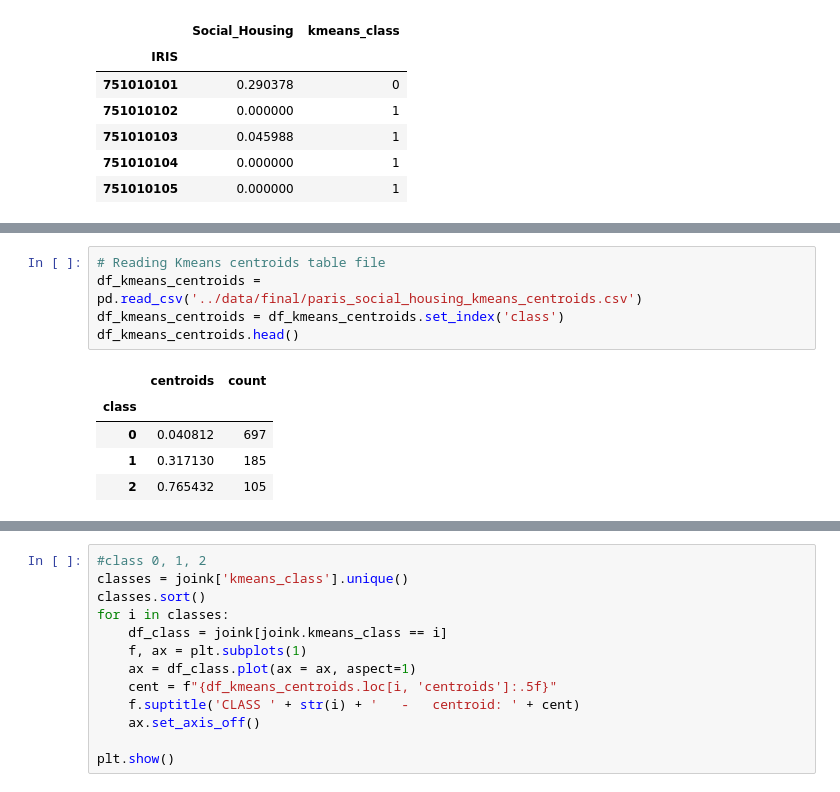
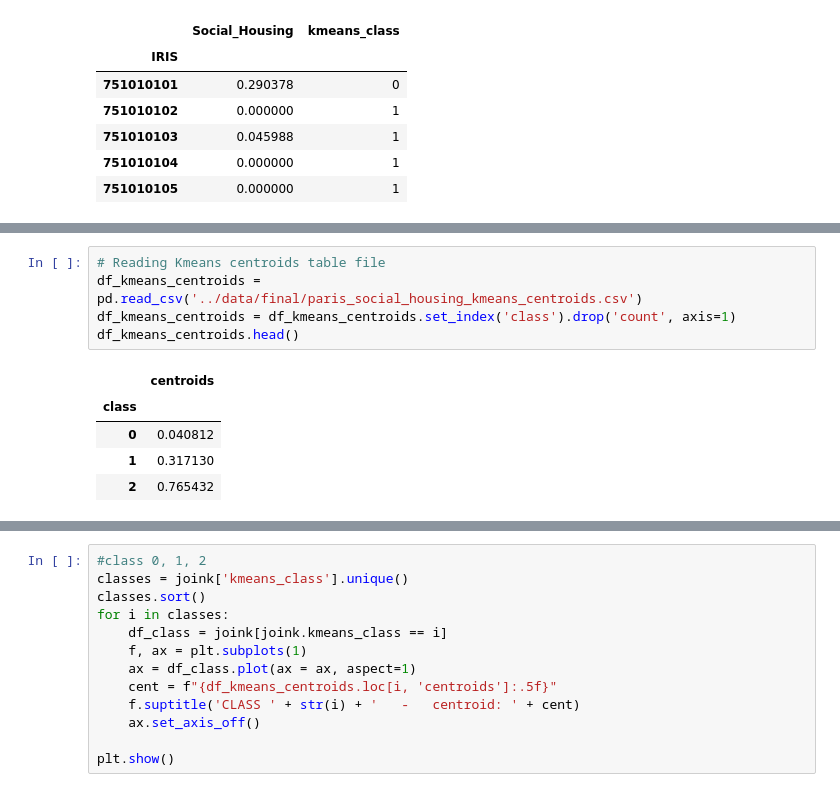
Before and after one commit to gabis96/codespaces-jupyter, a Jupyter notebook: notebooks/visualization.ipynb, the cells around one changed output, grey strips where cells are left out. Drawn from its saved outputs; the diff is of its cells as text.

```diff
--- a/notebooks/visualization.ipynb
+++ b/notebooks/visualization.ipynb
@@ -66,11 +66,11 @@ joink.head()
 # %%
 # Reading Kmeans centroids table file
 df_kmeans_centroids = pd.read_csv('../data/final/paris_social_housing_kmeans_centroids.csv')
-df_kmeans_centroids = df_kmeans_centroids.set_index('class')
+df_kmeans_centroids = df_kmeans_centroids.set_index('class').drop('count', axis=1)
 df_kmeans_centroids.head()
 # %% [output]
-|  | centroids | count |
-| class |  |  |
-| 0 | 0.040812 | 697 |
-| 1 | 0.317130 | 185 |
-| 2 | 0.765432 | 105 |
+|  | centroids |
+| class |  |
+| 0 | 0.040812 |
+| 1 | 0.317130 |
+| 2 | 0.765432 |
```
Also changed, not shown: parts of 6 cells of this notebook, 2 other files.
